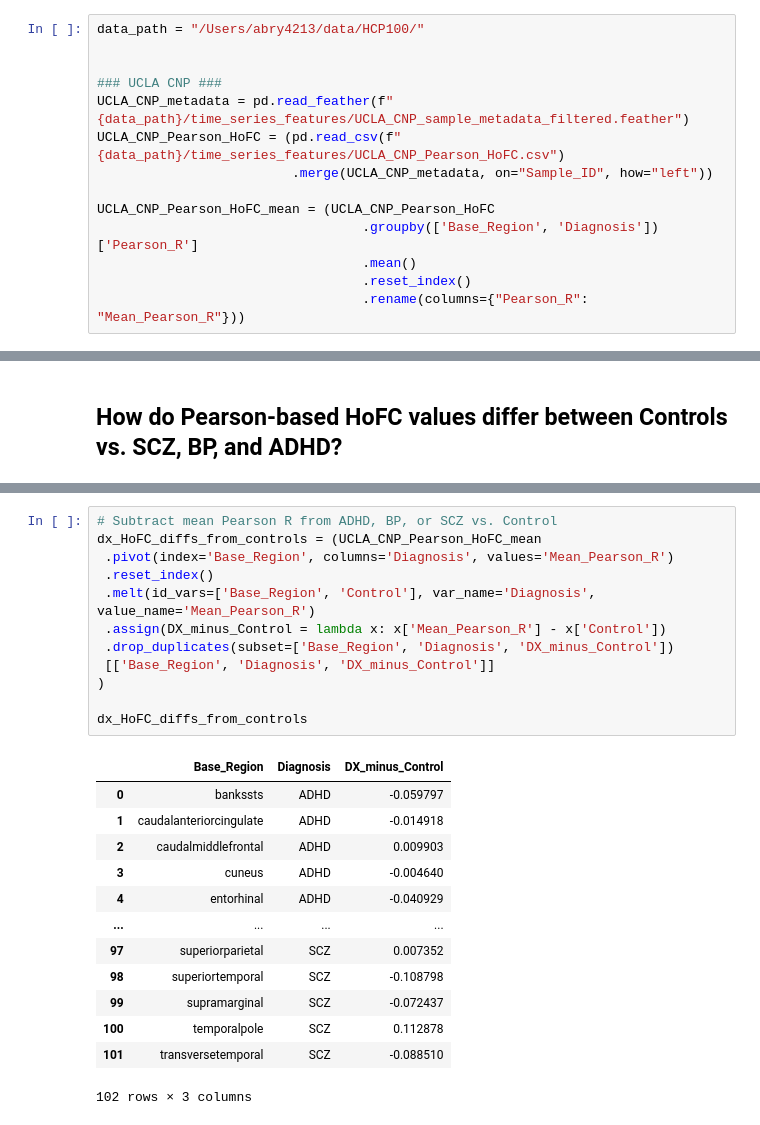
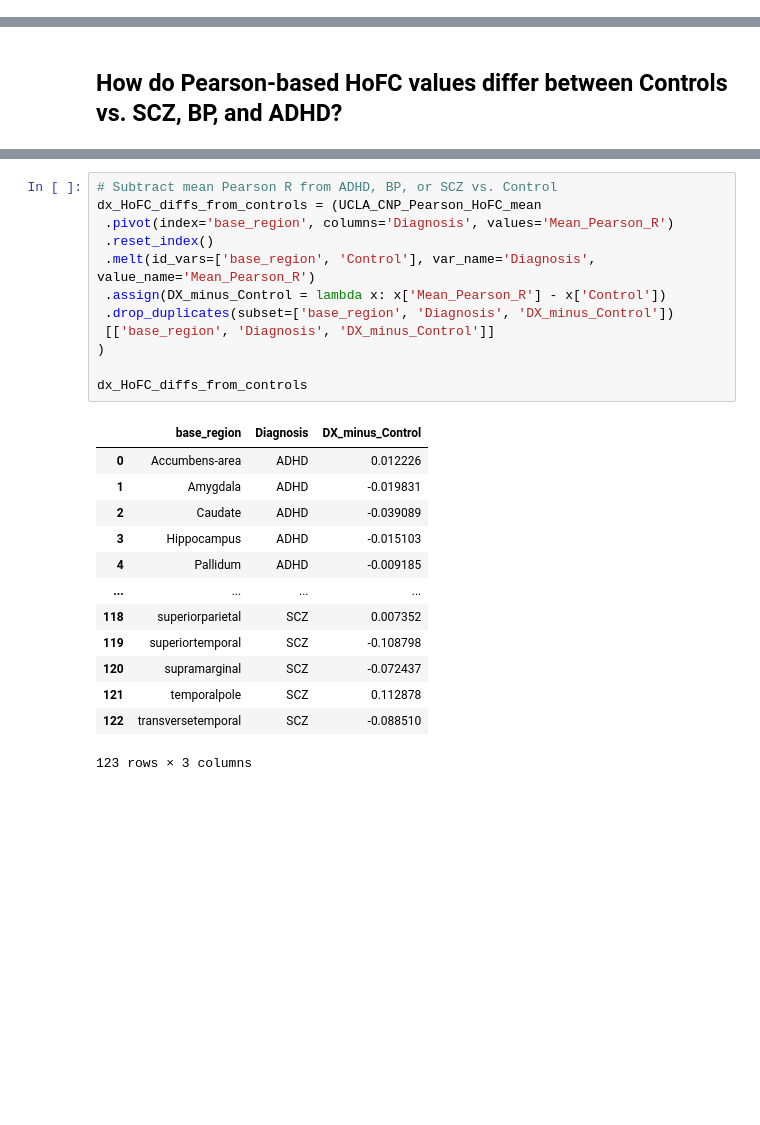
Before and after one commit to DynamicsAndNeuralSystems/Directed_information_fMRI, a Jupyter notebook: data_visualization/neuropsych_HoFC.ipynb, the cells around one changed output, grey strips where cells are left out. Cells and saved outputs as stored; diff of their text form; blank space fills up the shorter version.

```diff
--- a/data_visualization/neuropsych_HoFC.ipynb
+++ b/data_visualization/neuropsych_HoFC.ipynb
@@ -47,17 +51,3 @@ suppressPackageStartupMessages({
 
 # Set cowplot theme
 theme_set(theme_cowplot())
-# %%
-data_path = "/Users/abry4213/data/HCP100/"
-
-
-### UCLA CNP ###
-UCLA_CNP_metadata = pd.read_feather(f"{data_path}/time_series_features/UCLA_CNP_sample_metadata_filtered.feather")
-UCLA_CNP_Pearson_HoFC = (pd.read_csv(f"{data_path}/time_series_features/UCLA_CNP_Pearson_HoFC.csv")
-                         .merge(UCLA_CNP_metadata, on="Sample_ID", how="left"))
-
-UCLA_CNP_Pearson_HoFC_mean = (UCLA_CNP_Pearson_HoFC
-                                  .groupby(['Base_Region', 'Diagnosis'])['Pearson_R']
-                                  .mean()
-                                  .reset_index()
-                                  .rename(columns={"Pearson_R": "Mean_Pearson_R"}))
@@ -161,29 +282,29 @@ In addition: Warning messages:
 # %%
 # Subtract mean Pearson R from ADHD, BP, or SCZ vs. Control
 dx_HoFC_diffs_from_controls = (UCLA_CNP_Pearson_HoFC_mean
- .pivot(index='Base_Region', columns='Diagnosis', values='Mean_Pearson_R')
+ .pivot(index='base_region', columns='Diagnosis', values='Mean_Pearson_R')
  .reset_index()
- .melt(id_vars=['Base_Region', 'Control'], var_name='Diagnosis', value_name='Mean_Pearson_R')
+ .melt(id_vars=['base_region', 'Control'], var_name='Diagnosis', value_name='Mean_Pearson_R')
  .assign(DX_minus_Control = lambda x: x['Mean_Pearson_R'] - x['Control'])
- .drop_duplicates(subset=['Base_Region', 'Diagnosis', 'DX_minus_Control'])
- [['Base_Region', 'Diagnosis', 'DX_minus_Control']]
+ .drop_duplicates(subset=['base_region', 'Diagnosis', 'DX_minus_Control'])
+ [['base_region', 'Diagnosis', 'DX_minus_Control']]
 )
 
 dx_HoFC_diffs_from_controls
 # %% [output]
-|  | Base_Region | Diagnosis | DX_minus_Control |
-| 0 | bankssts | ADHD | -0.059797 |
-| 1 | caudalanteriorcingulate | ADHD | -0.014918 |
-| 2 | caudalmiddlefrontal | ADHD | 0.009903 |
-| 3 | cuneus | ADHD | -0.004640 |
-| 4 | entorhinal | ADHD | -0.040929 |
+|  | base_region | Diagnosis | DX_minus_Control |
+| 0 | Accumbens-area | ADHD | 0.012226 |
+| 1 | Amygdala | ADHD | -0.019831 |
+| 2 | Caudate | ADHD | -0.039089 |
+| 3 | Hippocampus | ADHD | -0.015103 |
+| 4 | Pallidum | ADHD | -0.009185 |
 | ... | ... | ... | ... |
-| 97 | superiorparietal | SCZ | 0.007352 |
-| 98 | superiortemporal | SCZ | -0.108798 |
-| 99 | supramarginal | SCZ | -0.072437 |
-| 100 | temporalpole | SCZ | 0.112878 |
-| 101 | transversetemporal | SCZ | -0.088510 |
+| 118 | superiorparietal | SCZ | 0.007352 |
+| 119 | superiortemporal | SCZ | -0.108798 |
+| 120 | supramarginal | SCZ | -0.072437 |
+| 121 | temporalpole | SCZ | 0.112878 |
+| 122 | transversetemporal | SCZ | -0.088510 |
-102 rows × 3 columns
+123 rows × 3 columns
 # %%
 %%R -i dx_HoFC_diffs_from_controls
 
```
Also changed, not shown: parts of 16 cells of this notebook, 22 other files.
